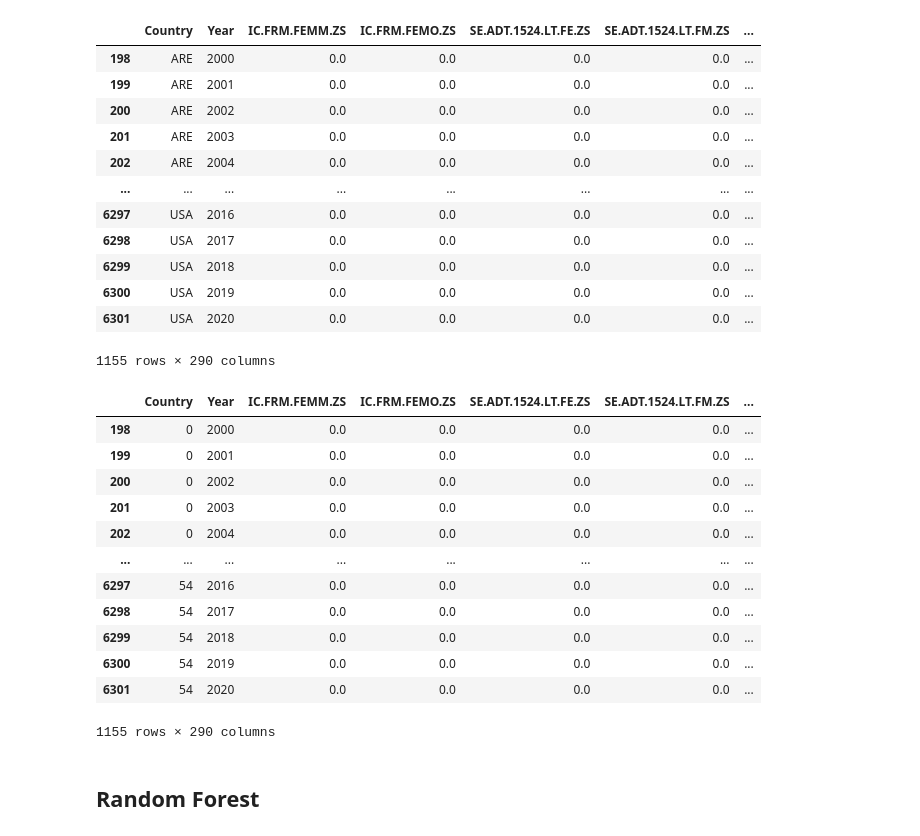
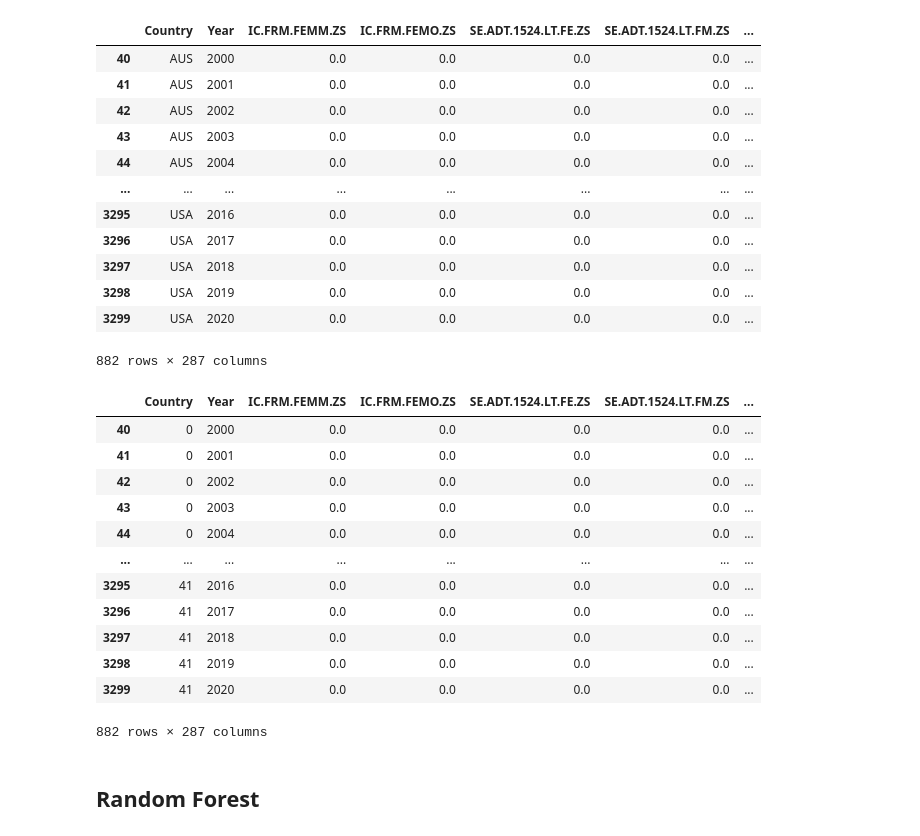
Before and after one commit to JenShumway/MADS_MilestoneII, a Jupyter notebook: Modeling-RandomForest.ipynb, the cells around one changed output. Cells and saved outputs as stored; diff of their text form; code cells hidden in the pictures.

```diff
--- a/Modeling-RandomForest.ipynb
+++ b/Modeling-RandomForest.ipynb
@@ -7,26 +7,27 @@ from sklearn.model_selection import train_test_split
 from sklearn.metrics import mean_squared_error, r2_score
 import matplotlib.pyplot as plt
 # %%
-df = pd.read_csv('genderIndicators_worldBank_highinc.csv')
+# df = pd.read_csv('genderIndicators_worldBank_highinc.csv')
+df = pd.read_csv("WorldBankDatasets/Gender_WorldBankData.csv")
 df = df.dropna(subset=['SH.STA.MMRT'])
 
 # Replace nans with 0
 df.fillna(0, inplace=True)
 df
 # %% [output]
 |  | Country | Year | IC.FRM.FEMM.ZS | IC.FRM.FEMO.ZS | SE.ADT.1524.LT.FE.ZS | SE.ADT.1524.LT.FM.ZS | ... |
-| 198 | ARE | 2000 | 0.0 | 0.0 | 0.0 | 0.0 | ... |
-| 199 | ARE | 2001 | 0.0 | 0.0 | 0.0 | 0.0 | ... |
-| 200 | ARE | 2002 | 0.0 | 0.0 | 0.0 | 0.0 | ... |
-| 201 | ARE | 2003 | 0.0 | 0.0 | 0.0 | 0.0 | ... |
-| 202 | ARE | 2004 | 0.0 | 0.0 | 0.0 | 0.0 | ... |
+| 40 | AUS | 2000 | 0.0 | 0.0 | 0.0 | 0.0 | ... |
+| 41 | AUS | 2001 | 0.0 | 0.0 | 0.0 | 0.0 | ... |
+| 42 | AUS | 2002 | 0.0 | 0.0 | 0.0 | 0.0 | ... |
+| 43 | AUS | 2003 | 0.0 | 0.0 | 0.0 | 0.0 | ... |
+| 44 | AUS | 2004 | 0.0 | 0.0 | 0.0 | 0.0 | ... |
 | ... | ... | ... | ... | ... | ... | ... | ... |
-| 6297 | USA | 2016 | 0.0 | 0.0 | 0.0 | 0.0 | ... |
-| 6298 | USA | 2017 | 0.0 | 0.0 | 0.0 | 0.0 | ... |
-| 6299 | USA | 2018 | 0.0 | 0.0 | 0.0 | 0.0 | ... |
-| 6300 | USA | 2019 | 0.0 | 0.0 | 0.0 | 0.0 | ... |
-| 6301 | USA | 2020 | 0.0 | 0.0 | 0.0 | 0.0 | ... |
+| 3295 | USA | 2016 | 0.0 | 0.0 | 0.0 | 0.0 | ... |
+| 3296 | USA | 2017 | 0.0 | 0.0 | 0.0 | 0.0 | ... |
+| 3297 | USA | 2018 | 0.0 | 0.0 | 0.0 | 0.0 | ... |
+| 3298 | USA | 2019 | 0.0 | 0.0 | 0.0 | 0.0 | ... |
+| 3299 | USA | 2020 | 0.0 | 0.0 | 0.0 | 0.0 | ... |
-1155 rows × 290 columns
+882 rows × 287 columns
 # %%
 # First need to encode the country
 
@@ -40,18 +41,18 @@ data_encoded['Country'] = country_encoder.fit_transform(data_encoded['Country'])
 data_encoded
 # %% [output]
 |  | Country | Year | IC.FRM.FEMM.ZS | IC.FRM.FEMO.ZS | SE.ADT.1524.LT.FE.ZS | SE.ADT.1524.LT.FM.ZS | ... |
-| 198 | 0 | 2000 | 0.0 | 0.0 | 0.0 | 0.0 | ... |
-| 199 | 0 | 2001 | 0.0 | 0.0 | 0.0 | 0.0 | ... |
-| 200 | 0 | 2002 | 0.0 | 0.0 | 0.0 | 0.0 | ... |
-| 201 | 0 | 2003 | 0.0 | 0.0 | 0.0 | 0.0 | ... |
-| 202 | 0 | 2004 | 0.0 | 0.0 | 0.0 | 0.0 | ... |
+| 40 | 0 | 2000 | 0.0 | 0.0 | 0.0 | 0.0 | ... |
+| 41 | 0 | 2001 | 0.0 | 0.0 | 0.0 | 0.0 | ... |
+| 42 | 0 | 2002 | 0.0 | 0.0 | 0.0 | 0.0 | ... |
+| 43 | 0 | 2003 | 0.0 | 0.0 | 0.0 | 0.0 | ... |
+| 44 | 0 | 2004 | 0.0 | 0.0 | 0.0 | 0.0 | ... |
 | ... | ... | ... | ... | ... | ... | ... | ... |
-| 6297 | 54 | 2016 | 0.0 | 0.0 | 0.0 | 0.0 | ... |
-| 6298 | 54 | 2017 | 0.0 | 0.0 | 0.0 | 0.0 | ... |
-| 6299 | 54 | 2018 | 0.0 | 0.0 | 0.0 | 0.0 | ... |
-| 6300 | 54 | 2019 | 0.0 | 0.0 | 0.0 | 0.0 | ... |
-| 6301 | 54 | 2020 | 0.0 | 0.0 | 0.0 | 0.0 | ... |
+| 3295 | 41 | 2016 | 0.0 | 0.0 | 0.0 | 0.0 | ... |
+| 3296 | 41 | 2017 | 0.0 | 0.0 | 0.0 | 0.0 | ... |
+| 3297 | 41 | 2018 | 0.0 | 0.0 | 0.0 | 0.0 | ... |
+| 3298 | 41 | 2019 | 0.0 | 0.0 | 0.0 | 0.0 | ... |
+| 3299 | 41 | 2020 | 0.0 | 0.0 | 0.0 | 0.0 | ... |
-1155 rows × 290 columns
+882 rows × 287 columns
 # %% [markdown]
 ## Random Forest
 # %%
```
Also changed, not shown: parts of 2 cells of this notebook, 3 other files.
